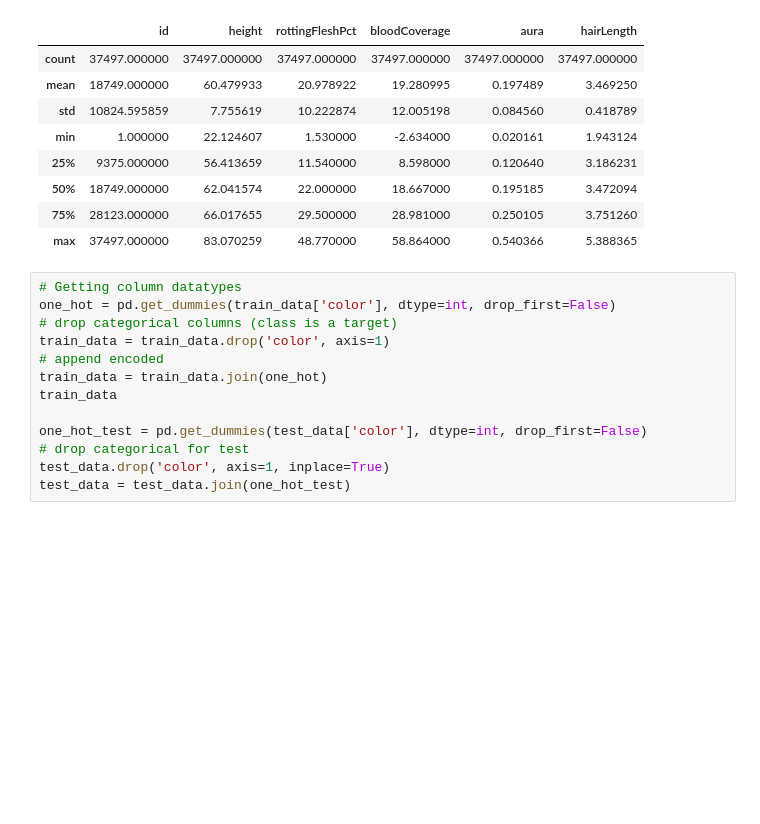
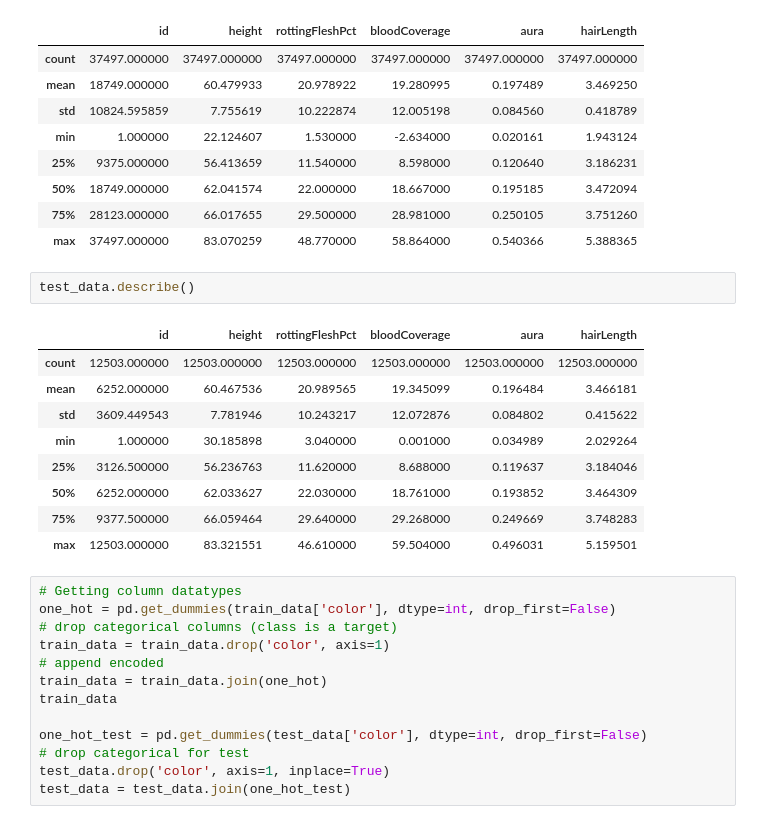
Before and after one commit to T2LIPthedeveloper/ML-and-AI-Projects, a Jupyter notebook: Halloween-Monster-Classification/halloween-2023.ipynb, the cells around one changed output. Drawn from its saved outputs; the diff is of its cells as text; blank space fills up the shorter version.

```diff
--- a/Halloween-Monster-Classification/halloween-2023.ipynb
+++ b/Halloween-Monster-Classification/halloween-2023.ipynb
@@ -44,6 +46,18 @@ train_data.describe()
 | 50% | 18749.000000 | 62.041574 | 22.000000 | 18.667000 | 0.195185 | 3.472094 |
 | 75% | 28123.000000 | 66.017655 | 29.500000 | 28.981000 | 0.250105 | 3.751260 |
 | max | 37497.000000 | 83.070259 | 48.770000 | 58.864000 | 0.540366 | 5.388365 |
+# %%
+test_data.describe()
+# %% [output]
+|  | id | height | rottingFleshPct | bloodCoverage | aura | hairLength |
+| count | 12503.000000 | 12503.000000 | 12503.000000 | 12503.000000 | 12503.000000 | 12503.000000 |
+| mean | 6252.000000 | 60.467536 | 20.989565 | 19.345099 | 0.196484 | 3.466181 |
+| std | 3609.449543 | 7.781946 | 10.243217 | 12.072876 | 0.084802 | 0.415622 |
+| min | 1.000000 | 30.185898 | 3.040000 | 0.001000 | 0.034989 | 2.029264 |
+| 25% | 3126.500000 | 56.236763 | 11.620000 | 8.688000 | 0.119637 | 3.184046 |
+| 50% | 6252.000000 | 62.033627 | 22.030000 | 18.761000 | 0.193852 | 3.464309 |
+| 75% | 9377.500000 | 66.059464 | 29.640000 | 29.268000 | 0.249669 | 3.748283 |
+| max | 12503.000000 | 83.321551 | 46.610000 | 59.504000 | 0.496031 | 5.159501 |
 # %%
 # Getting column datatypes
 one_hot = pd.get_dummies(train_data['color'], dtype=int, drop_first=False)
```
Also changed, not shown: parts of 17 cells of this notebook, 2 other files.
